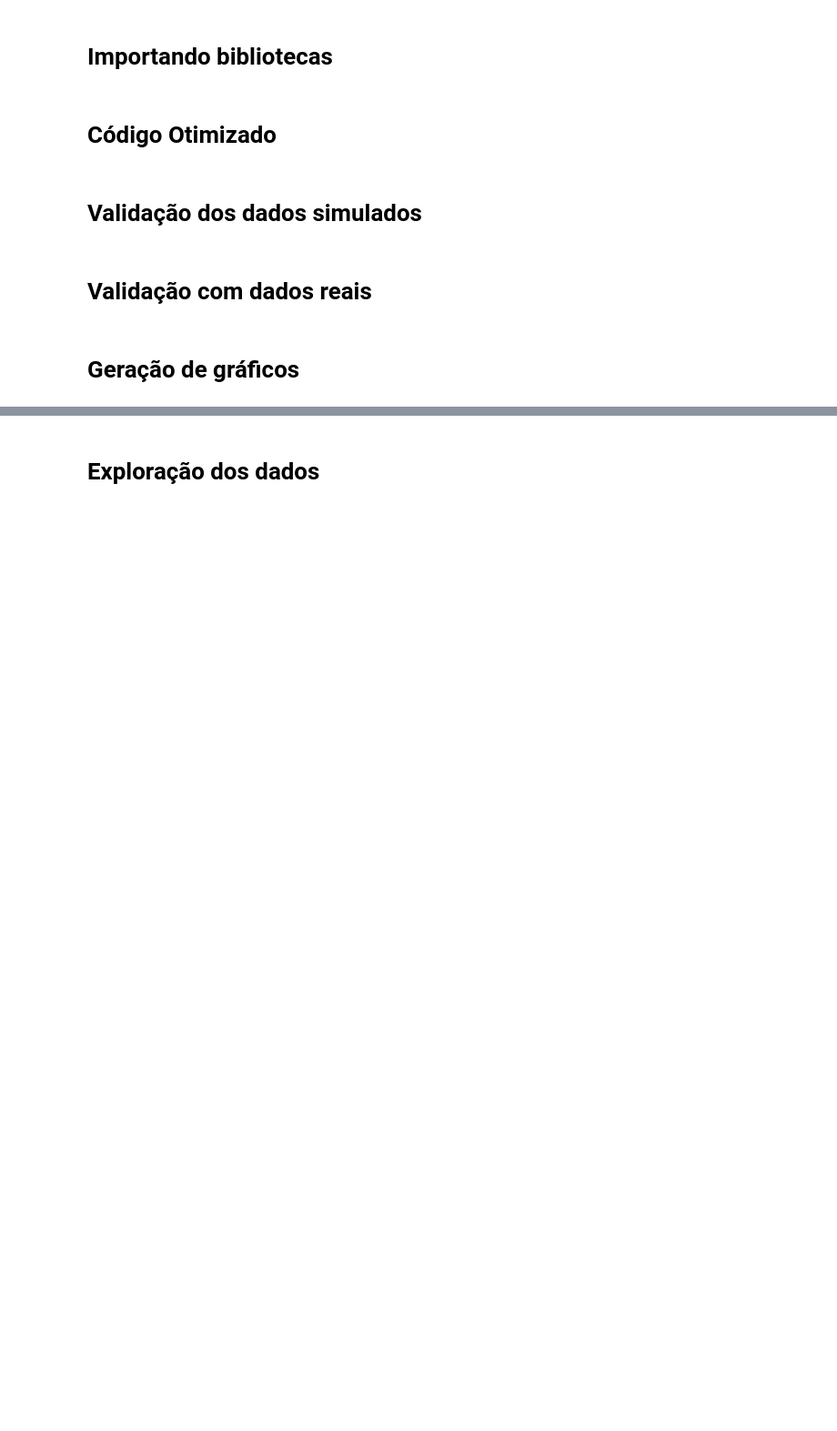
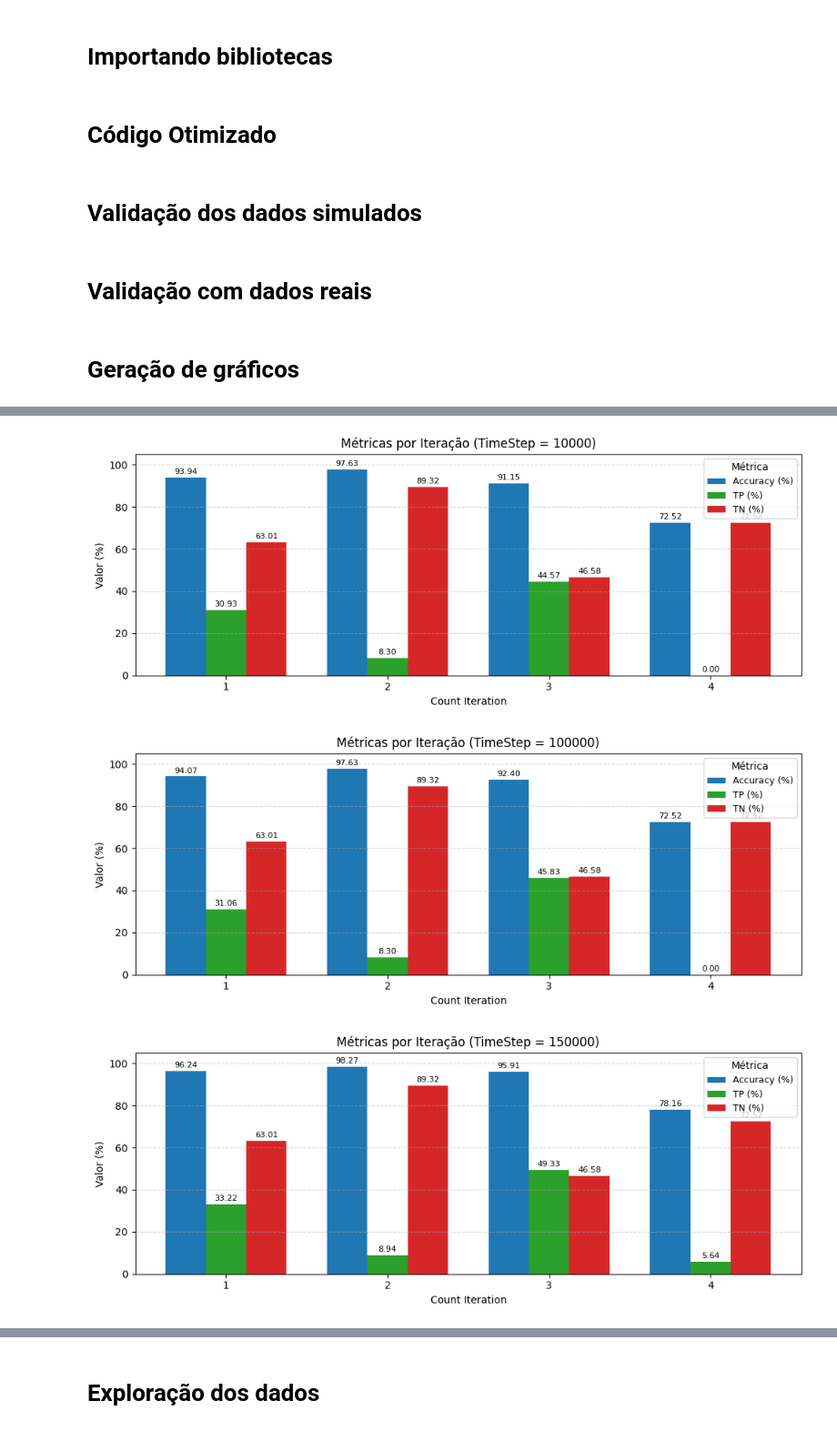
Before and after one commit to kaikecc/Reinforcement-Learning, a Jupyter notebook: src/notebook/rl_classification.ipynb, the cells around one changed output, grey strips where cells are left out. Shown at 91% size. Cells and saved outputs as stored; diff of their text form; code cells hidden in the pictures; blank space fills up the shorter version.

```diff
--- a/src/notebook/rl_classification.ipynb
+++ b/src/notebook/rl_classification.ipynb
@@ -556,0 +628,62 @@ plt.show()
+# %%
+import pandas as pd
+import matplotlib.pyplot as plt
+import numpy as np
+
+# Ler o arquivo de métricas
+df = pd.read_csv('..\\metrics\\Métricas_Quick Restriction in PCK_DQN.txt', sep=',')
+
+# Limpar espaços nos nomes das colunas
+df.columns = df.columns.str.strip()
+
+# Agrupar por Count Iteration e TimeStep, tirando a média das métricas de interesse
+grouped = df.groupby(['Count Iteration', 'TimeStep'])[['Accuracy (%)', 'TP (%)', 'TN (%)']].mean().reset_index()
+
+# Obter valores únicos
+iterations = sorted(grouped['Count Iteration'].unique())
+timesteps = sorted(grouped['TimeStep'].unique())
+metrics = ['Accuracy (%)', 'TP (%)', 'TN (%)']
+
+# Cores para as métricas
+metric_colors = {
+    'Accuracy (%)': '#1f77b4',  # azul
+    'TP (%)': '#2ca02c',        # verde
+    'TN (%)': '#d62728'         # vermelho
+}
+
+# Gerar gráfico para cada timestep comparando métricas
+bar_width = 0.25
+x = np.arange(len(iterations))
+
+for timestep in timesteps:
+    # Filtrar os dados para o TimeStep atual
+    data = grouped[grouped['TimeStep'] == timestep]
+
+    fig, ax = plt.subplots(figsize=(10, 4))
+    for i, metric in enumerate(metrics):
+        values = data[metric].values
+        pos = x + i * bar_width
+        bars = ax.bar(pos, values, width=bar_width, label=metric, color=metric_colors[metric])
+
+        # Rótulo acima da barra
+        for bar in bars:
+            height = bar.get_height()
+            ax.text(bar.get_x() + bar.get_width() / 2, height + 1, f'{height:.2f}',
+                    ha='center', va='bottom', fontsize=8)
+
+    # Configuração dos eixos e legenda
+    ax.set_xticks(x + bar_width)
+    ax.set_xticklabels(iterations)
+    ax.set_xlabel('Count Iteration')
+    ax.set_ylabel('Valor (%)')
+    ax.set_title(f'Métricas por Iteração (TimeStep = {timestep})')
+    ax.legend(title='Métrica', fontsize=9, title_fontsize=10)
+    ax.set_ylim(0, 105)
+    ax.grid(True, axis='y', linestyle='--', alpha=0.5)
+
+    plt.tight_layout()
+    plt.show()
+# %% [output]
+[figure, added]
+[figure, added]
+[figure, added]
```
Also changed, not shown: parts of 4 cells of this notebook, 1 other file.
